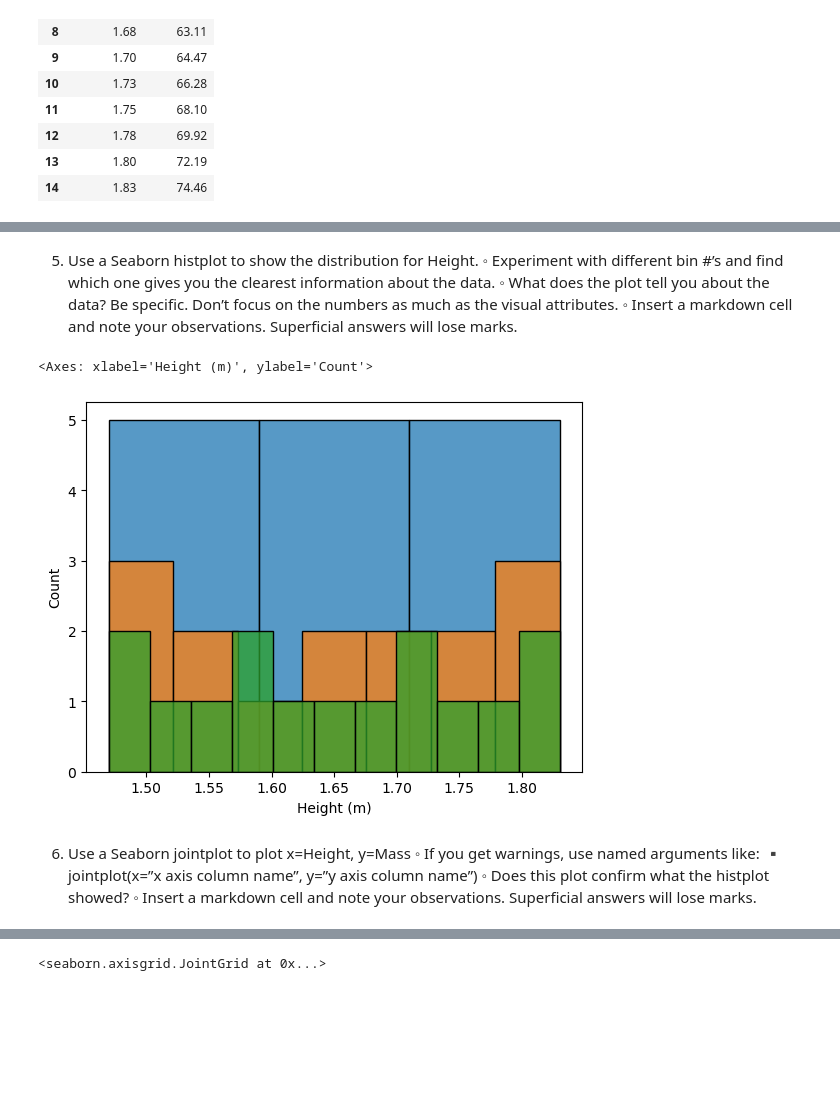
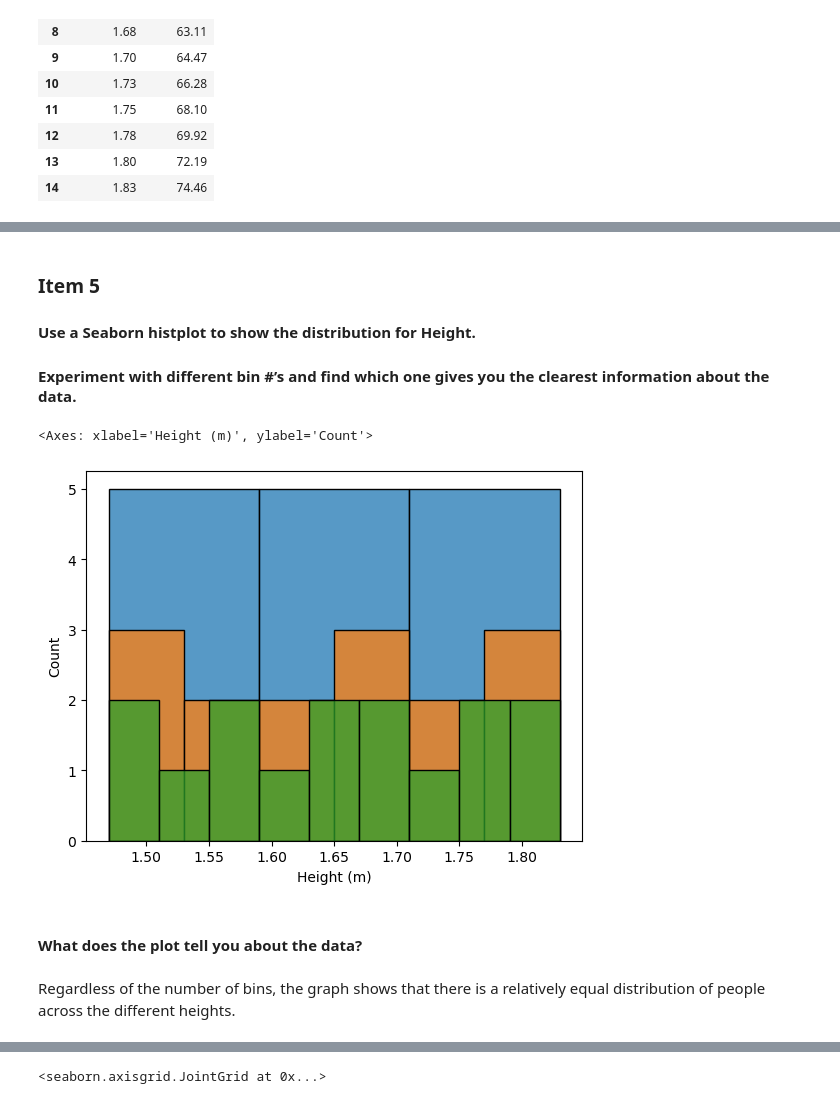
Before and after one commit to Icewav3/Comp-2040_CaseStudy1, a Jupyter notebook: CaseStudy.ipynb, the cells around one changed output, grey strips where cells are left out. Saved outputs shown, nothing was run; the diff lists cells and outputs as text; code cells hidden in the pictures; blank space fills up the shorter version.

```diff
--- a/CaseStudy.ipynb
+++ b/CaseStudy.ipynb
@@ -54,16 +65,15 @@ sb.histplot(people, x='Mass (kg)', bins=11)
 # %% [markdown]
-5.	Use a Seaborn histplot to show the distribution for Height.
-◦ Experiment with different bin #’s and find which one gives you the clearest information about the data.
-◦ What does the plot tell you about the data? Be specific. Don’t focus on the numbers as much as the visual attributes.
-◦ Insert a markdown cell and note your observations. Superficial answers will lose marks.
+### Item 5
+#### Use a Seaborn histplot to show the distribution for Height.
+#### Experiment with different bin #’s and find which one gives you the clearest information about the data.
 # %%
-sb.histplot(people, x='Height (m)', bins=3)
-sb.histplot(people, x='Height (m)', bins=7)
-sb.histplot(people, x='Height (m)', bins=11)
+sns.histplot(people, x='Height (m)', bins=3)
+sns.histplot(people, x='Height (m)', bins=6)
+sns.histplot(people, x='Height (m)', bins=9)
 # %% [output]
 <Axes: xlabel='Height (m)', ylabel='Count'>
-[figure, old version]
+[figure, new version]
-# %% [markdown]
-6.	Use a Seaborn jointplot to plot x=Height, y=Mass ◦ If you get warnings, use named arguments like:
-▪ jointplot(x=”x axis column name”, y=”y axis column name”) ◦ Does this plot confirm what the histplot showed?
-◦ Insert a markdown cell and note your observations. Superficial answers will lose marks.
+# %% [markdown]
+#### What does the plot tell you about the data?
+# %% [markdown]
+Regardless of the number of bins, the graph shows that there is a relatively equal distribution of people across the different heights.
```
Also changed, not shown: parts of 29 cells of this notebook.
